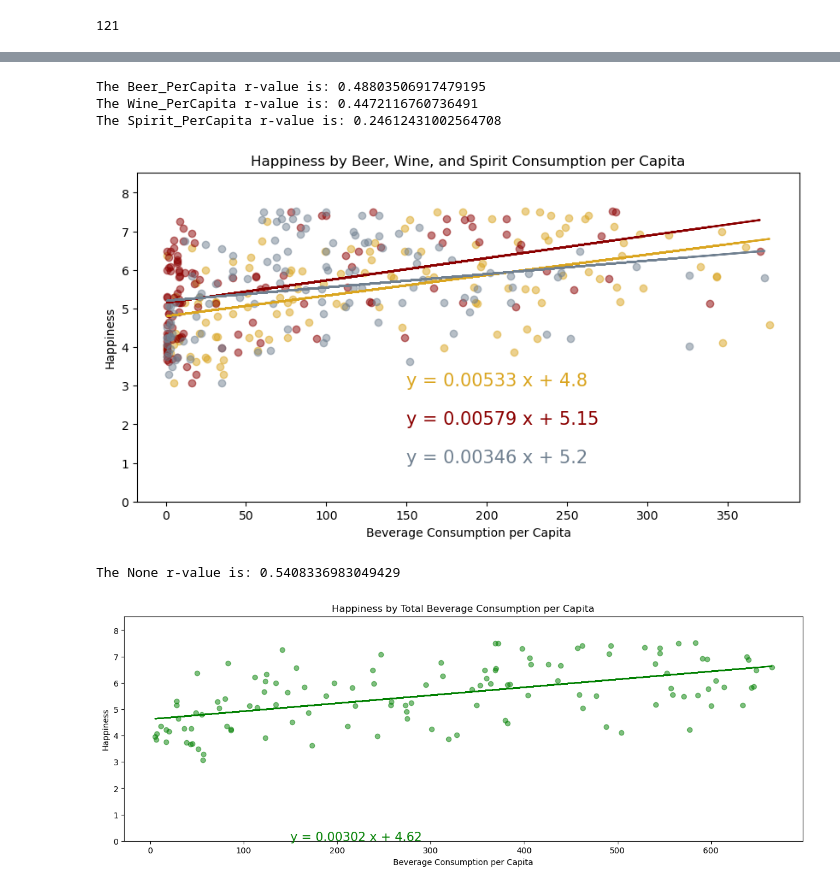
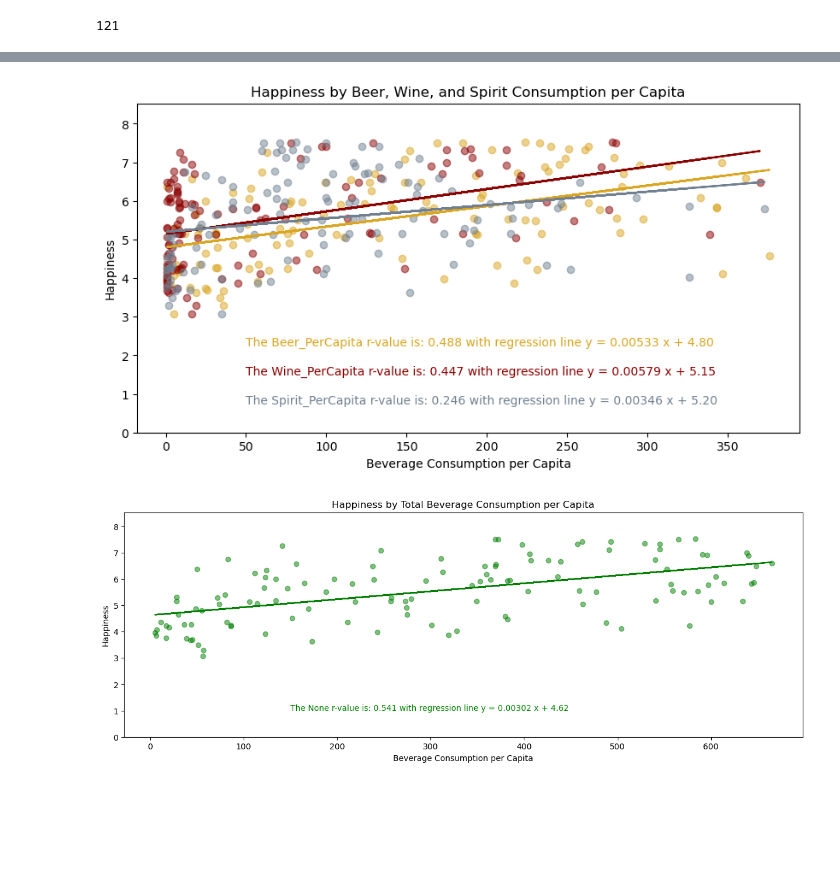
Before and after one commit to mattcaseycpa/project1, a Jupyter notebook: project.ipynb, the cells around one changed output, grey strips where cells are left out. Saved outputs shown, nothing was run; the diff lists cells and outputs as text; code cells hidden in the pictures; blank space fills up the shorter version.

```diff
--- a/project.ipynb
+++ b/project.ipynb
@@ -797,39 +942,36 @@ len(OH_happiness)
 # function to create create scatter and linear regression plots
 def lin_regress(x_vals, y_vals, color, x_ann, y_ann):
     (slope, intercept, rval, pval, stderr) = linregress(x_vals, y_vals)
-    print(f"The {x_vals.name} r-value is: {rval}")
+    r_print = f"The {x_vals.name} r-value is: {rval:.3f}"
     regress_vals = x_vals * slope + intercept
-    line_eq = f"y = {round(slope,5)} x + {round(intercept,2)}"
+    line_eq = f"y = {slope:.5f} x + {intercept:.2f}"
     plt.scatter(x_vals, y_vals, c=color, alpha = 0.5)
     plt.plot(x_vals,regress_vals,color)
-    plt.annotate(line_eq,(x_ann, y_ann),fontsize=15,color=color)
+    leg_print = f"{r_print} with regression line {line_eq}"
+    plt.annotate(leg_print,(x_ann, y_ann),fontsize=10,color=color)
     plt.xlabel(f"Beverage Consumption per Capita")
     plt.ylabel(f"Happiness")
     plt.ylim(0, y_vals.max()+1)
     #plt.legend(x_vals.name)
 # %%
 plt.figure(figsize=(10, 5))
-beer_scat = lin_regress(OH_happiness["Beer_PerCapita"], OH_happiness["HappinessScore"], "goldenrod", 150, 3)
-wine_scat = lin_regress(OH_happiness["Wine_PerCapita"], OH_happiness["HappinessScore"], "darkred", 150, 2)
-spirit_scat = lin_regress(OH_happiness["Spirit_PerCapita"], OH_happiness["HappinessScore"], "slategray", 150, 1)
+beer_scat = lin_regress(OH_happiness["Beer_PerCapita"], OH_happiness["HappinessScore"], "goldenrod", 50, 2.25)
+wine_scat = lin_regress(OH_happiness["Wine_PerCapita"], OH_happiness["HappinessScore"], "darkred", 50, 1.5)
+spirit_scat = lin_regress(OH_happiness["Spirit_PerCapita"], OH_happiness["HappinessScore"], "slategray", 50, 0.75)
 plt.title("Happiness by Beer, Wine, and Spirit Consumption per Capita")
 plt.savefig(f"output_data/OH/Happiness_by_Beer_Wine_and_Spirit_Consumption.png")
 
 plt.show()
 # %% [output]
-The Beer_PerCapita r-value is: 0.48803506917479195
-The Wine_PerCapita r-value is: 0.4472116760736491
-The Spirit_PerCapita r-value is: 0.24612431002564708
-[figure, old version]
+[figure, new version]
 # %%
 plt.figure(figsize=(15, 5))
 
 all_bevs_scat = lin_regress(
-    (OH_happiness["Beer_PerCapita"]+OH_happiness["Wine_PerCapita"]+OH_happiness["Spirit_PerCapita"]),
-    OH_happiness["HappinessScore"], "green", 150, 0)
+    (OH_happiness["Beer_PerCapita"] + OH_happiness["Wine_PerCapita"] + OH_happiness["Spirit_PerCapita"]),
+    OH_happiness["HappinessScore"], "green", 150, 1)
 
 plt.title("Happiness by Total Beverage Consumption per Capita")
 plt.savefig(f"output_data/OH/Happiness_by_Total_Beverage_Consumption.png")
 # %% [output]
-The None r-value is: 0.5408336983049429
-[figure, old version]
+[figure, new version]
```
Also changed, not shown: parts of 14 cells of this notebook, 6 other files.
